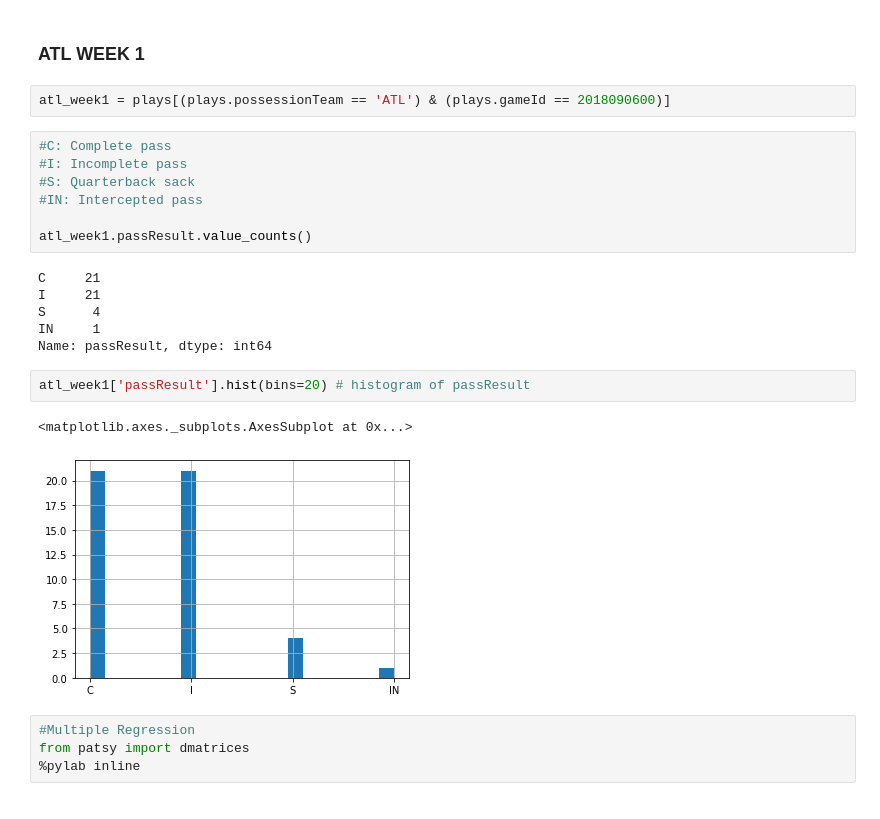
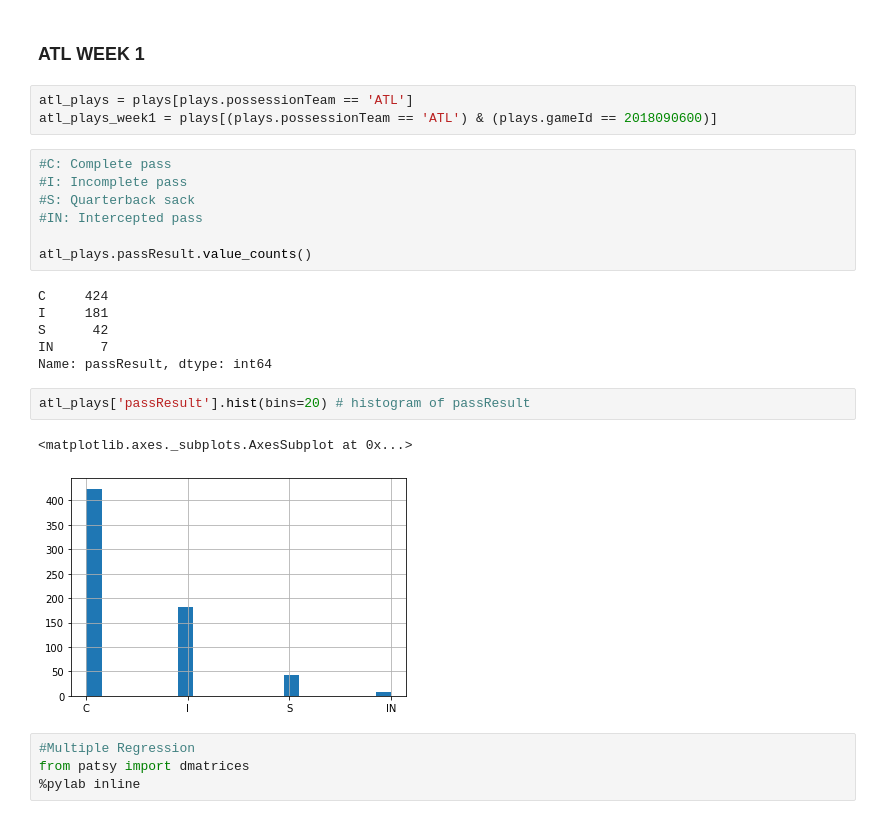
Before and after one commit to d-r-n/APM-Term-Project, a Jupyter notebook: multinomial_logistic_regression_dylan.ipynb, the cells around one changed output. Saved outputs shown, nothing was run; the diff lists cells and outputs as text.

```diff
--- a/multinomial_logistic_regression_dylan.ipynb
+++ b/multinomial_logistic_regression_dylan.ipynb
@@ -72,25 +72,26 @@ game_ids = plays.gameId.unique().tolist()
 # %% [markdown]
 ### ATL WEEK 1
 # %%
-atl_week1 = plays[(plays.possessionTeam == 'ATL') & (plays.gameId == 2018090600)]
+atl_plays = plays[plays.possessionTeam == 'ATL']
+atl_plays_week1 = plays[(plays.possessionTeam == 'ATL') & (plays.gameId == 2018090600)]
 # %%
 #C: Complete pass
 #I: Incomplete pass
 #S: Quarterback sack
 #IN: Intercepted pass
 
-atl_week1.passResult.value_counts()
+atl_plays.passResult.value_counts()
 # %% [output]
-C     21
-I     21
-S      4
-IN     1
+C     424
+I     181
+S      42
+IN      7
 Name: passResult, dtype: int64
 # %%
-atl_week1['passResult'].hist(bins=20) # histogram of passResult
+atl_plays['passResult'].hist(bins=20) # histogram of passResult
 # %% [output]
 <matplotlib.axes._subplots.AxesSubplot at 0x...>
-[figure, old version]
+[figure, new version]
 # %%
 #Multiple Regression
 from patsy import dmatrices
```
Also changed, not shown: parts of 12 cells of this notebook.
